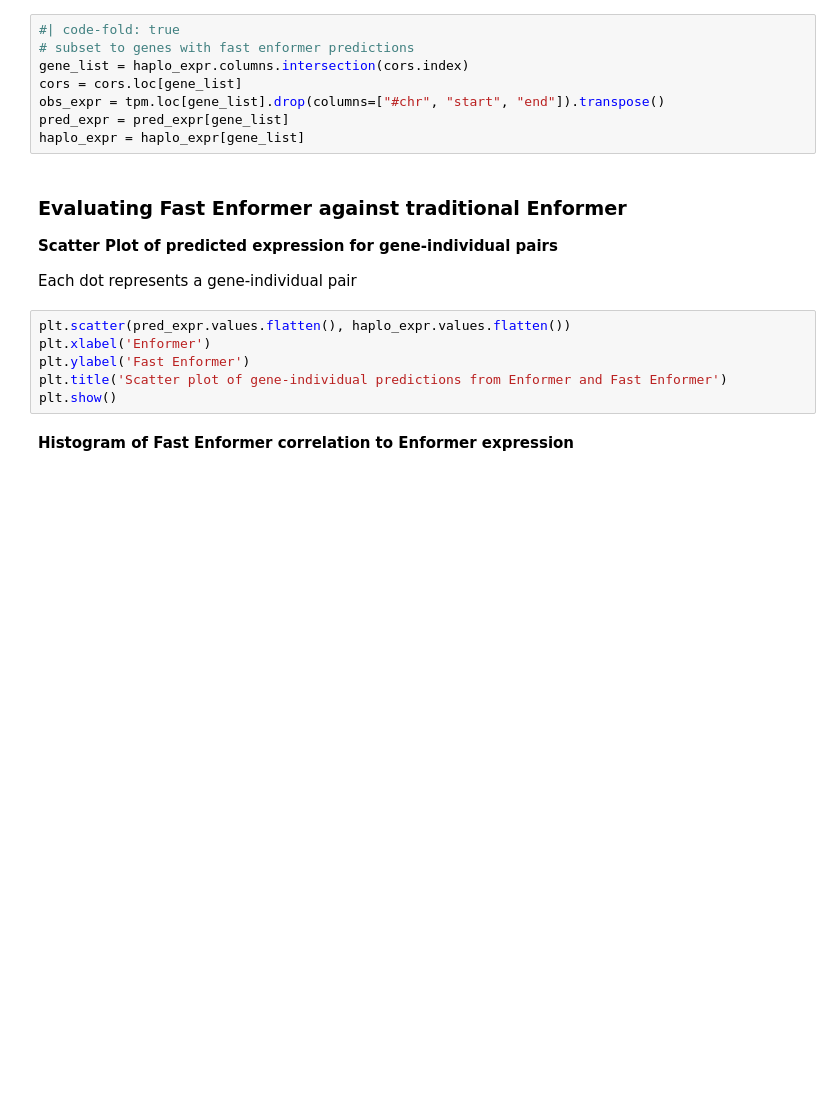
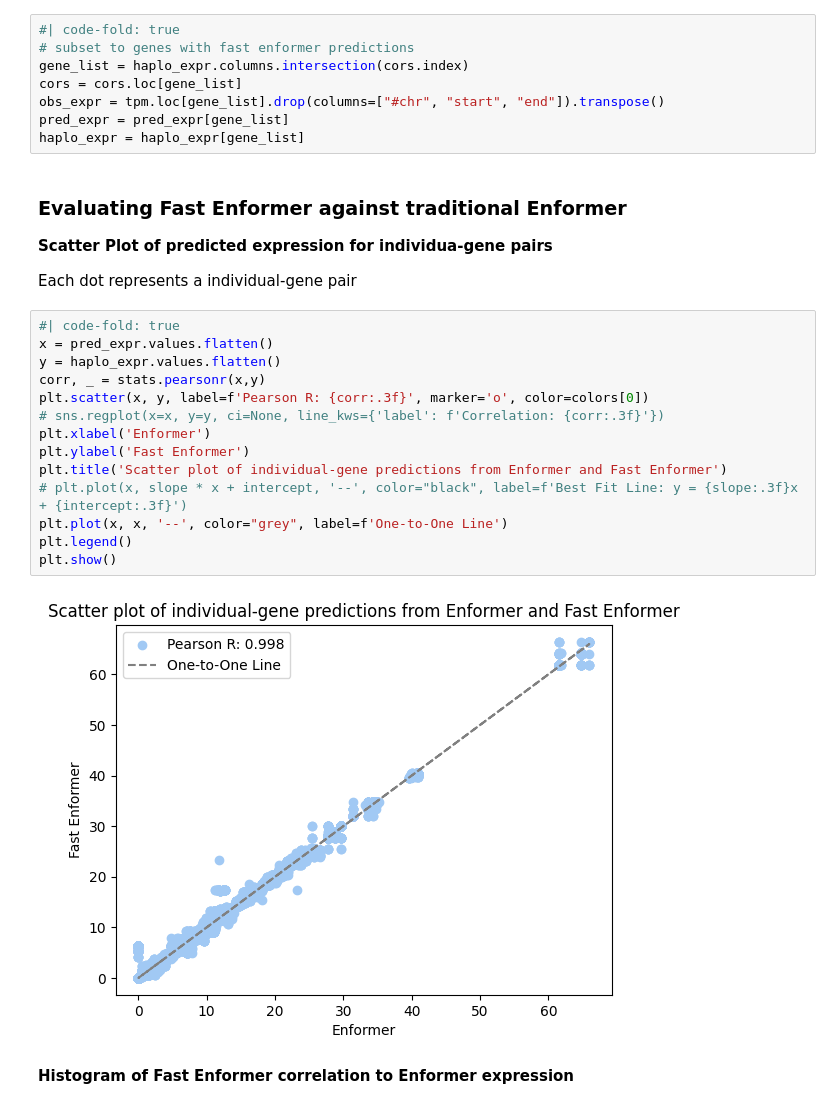
Before and after one commit to hakyimlab/sabrina-deep-learning-in-genomics, a Jupyter notebook: posts/2024-01-10-epigenomexcan-vs-enformer-significant-genes/index.ipynb, the cells around one changed output. Cells and saved outputs as stored; diff of their text form; blank space fills up the shorter version.

```diff
--- a/posts/2024-01-10-epigenomexcan-vs-enformer-significant-genes/index.ipynb
+++ b/posts/2024-01-10-epigenomexcan-vs-enformer-significant-genes/index.ipynb
@@ -181,15 +184,25 @@ haplo_expr = haplo_expr[gene_list]
 # %% [markdown]
 ### Evaluating Fast Enformer against traditional Enformer
 
-**Scatter Plot of predicted expression for gene-individual pairs**
+**Scatter Plot of predicted expression for individua-gene pairs**
 
-Each dot represents a gene-individual pair
+Each dot represents a individual-gene pair
-# %%
-plt.scatter(pred_expr.values.flatten(), haplo_expr.values.flatten())
-plt.xlabel('Enformer')
-plt.ylabel('Fast Enformer')
-plt.title('Scatter plot of gene-individual predictions from Enformer and Fast Enformer')
-plt.show()
+# %%
+#| code-fold: true
+x = pred_expr.values.flatten()
+y = haplo_expr.values.flatten()
+corr, _ = stats.pearsonr(x,y)
+plt.scatter(x, y, label=f'Pearson R: {corr:.3f}', marker='o', color=colors[0])
+# sns.regplot(x=x, y=y, ci=None, line_kws={'label': f'Correlation: {corr:.3f}'})
+plt.xlabel('Enformer')
+plt.ylabel('Fast Enformer')
+plt.title('Scatter plot of individual-gene predictions from Enformer and Fast Enformer')
+# plt.plot(x, slope * x + intercept, '--', color="black", label=f'Best Fit Line: y = {slope:.3f}x + {intercept:.3f}')
+plt.plot(x, x, '--', color="grey", label=f'One-to-One Line')
+plt.legend()
+plt.show()
+# %% [output]
+[figure, added]
 # %% [markdown]
 **Histogram of Fast Enformer correlation to Enformer expression**
 # %%
```
Also changed, not shown: parts of 11 cells of this notebook.
